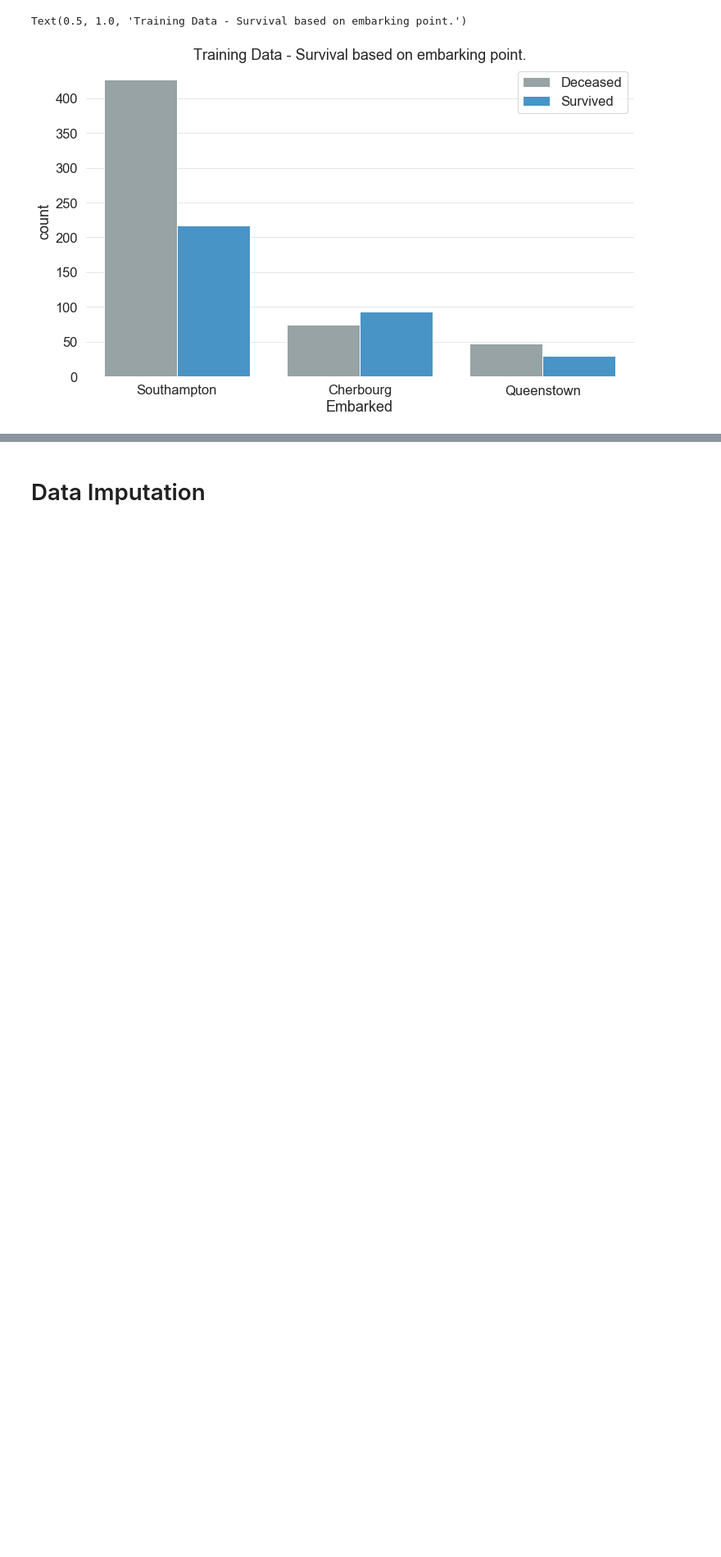
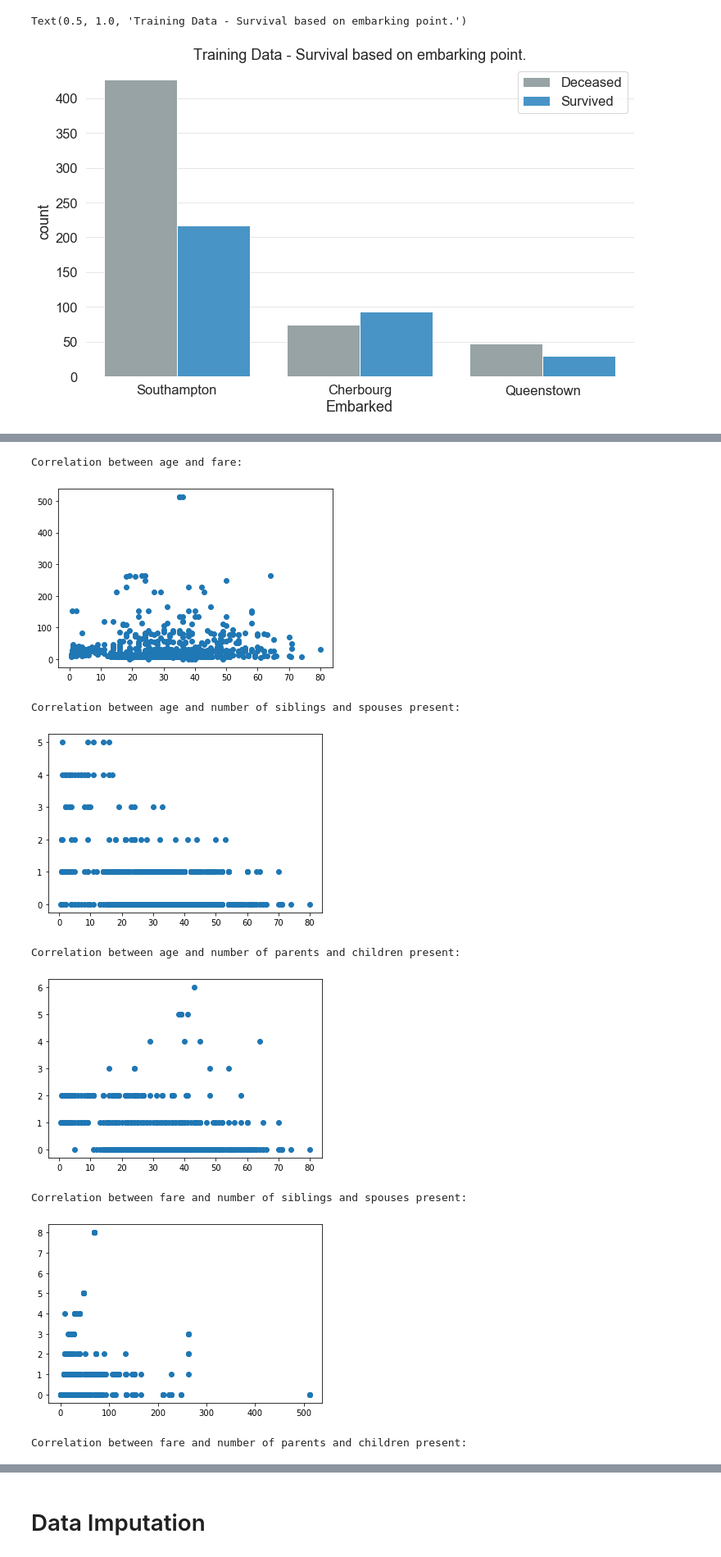
Before and after one commit to HygorSantiago/GEIA, a Jupyter notebook: Gustavo Romão/main.ipynb, the cells around one changed output, grey strips where cells are left out. Shown: that part at 82% size. Cells and saved outputs as stored; diff of their text form; code cells hidden in the pictures; blank space fills up the shorter version.

```diff
--- a/Gustavo Romão/main.ipynb
+++ b/Gustavo Romão/main.ipynb
@@ -324,0 +329,43 @@ Text(0.5, 1.0, 'Training Data - Survival based on embarking point.')
+# %%
+list1 = trd['Age']
+list2 = trd['Fare']
+list3 = trd['SibSp']
+list4 = trd['Parch']
+
+
+
+print('Correlation between age and fare: ')
+
+plt.show()
+plt.scatter(list1, list2)
+plt.show()
+print('Correlation between age and number of siblings and spouses present: ')
+
+plt.scatter(list1, list3)
+plt.show()
+print('Correlation between age and number of parents and children present: ')
+
+plt.scatter(list1, list4)
+plt.show()
+print('Correlation between fare and number of siblings and spouses present: ')
+
+plt.scatter(list2, list3)
+plt.show()
+print('Correlation between fare and number of parents and children present: ')
+
+plt.scatter(list2, list4)
+plt.show()
+print('Correlation between number of siblings and spouses present and number of parents and children present: ')
+
+plt.scatter(list3, list4)
+plt.show()
+# %% [output]
+Correlation between age and fare:
+[figure, added]
+Correlation between age and number of siblings and spouses present:
+[figure, added]
+Correlation between age and number of parents and children present:
+[figure, added]
+Correlation between fare and number of siblings and spouses present:
+[figure, added]
+Correlation between fare and number of parents and children present:
```
Also changed, not shown: parts of 5 cells of this notebook.
